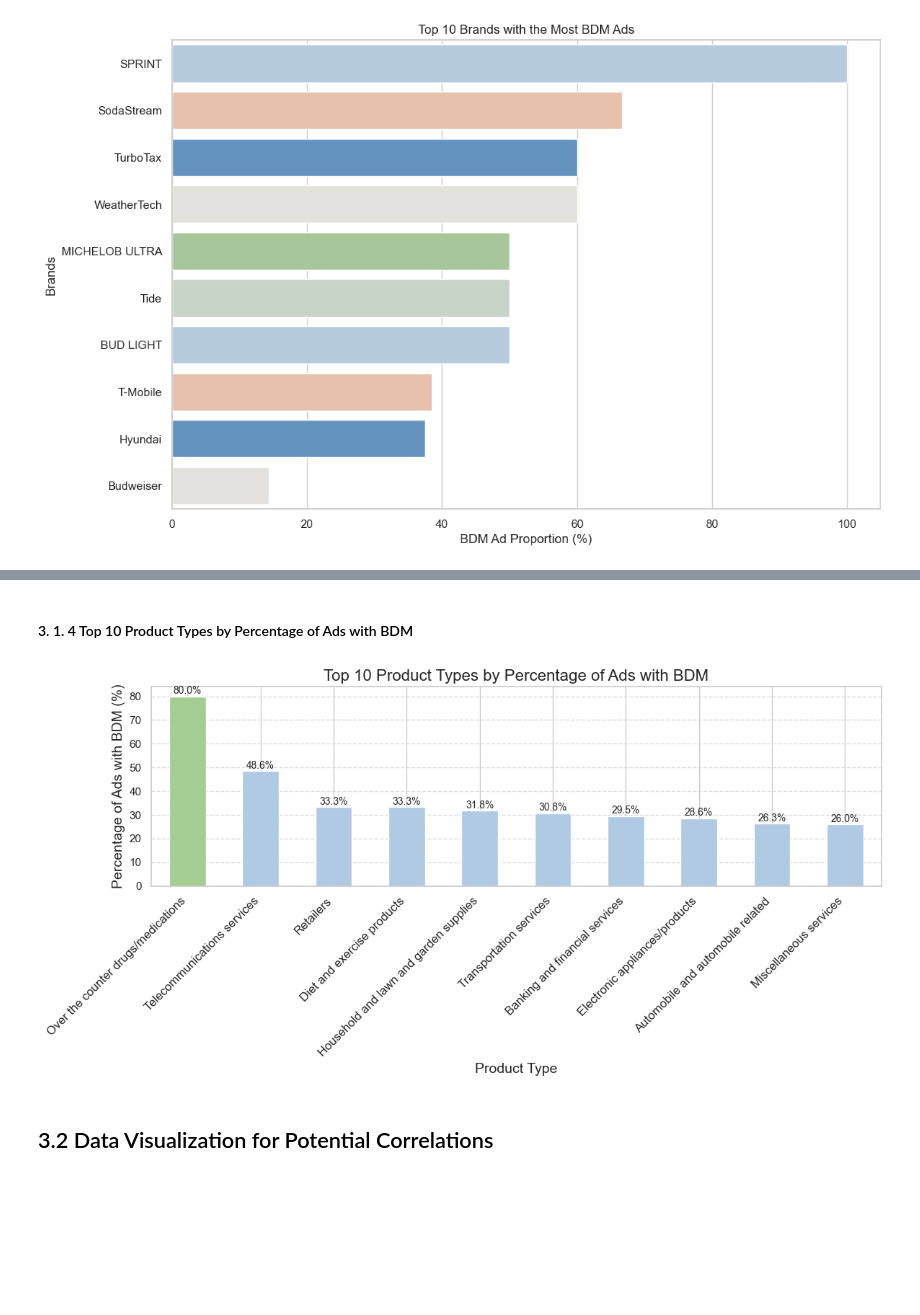
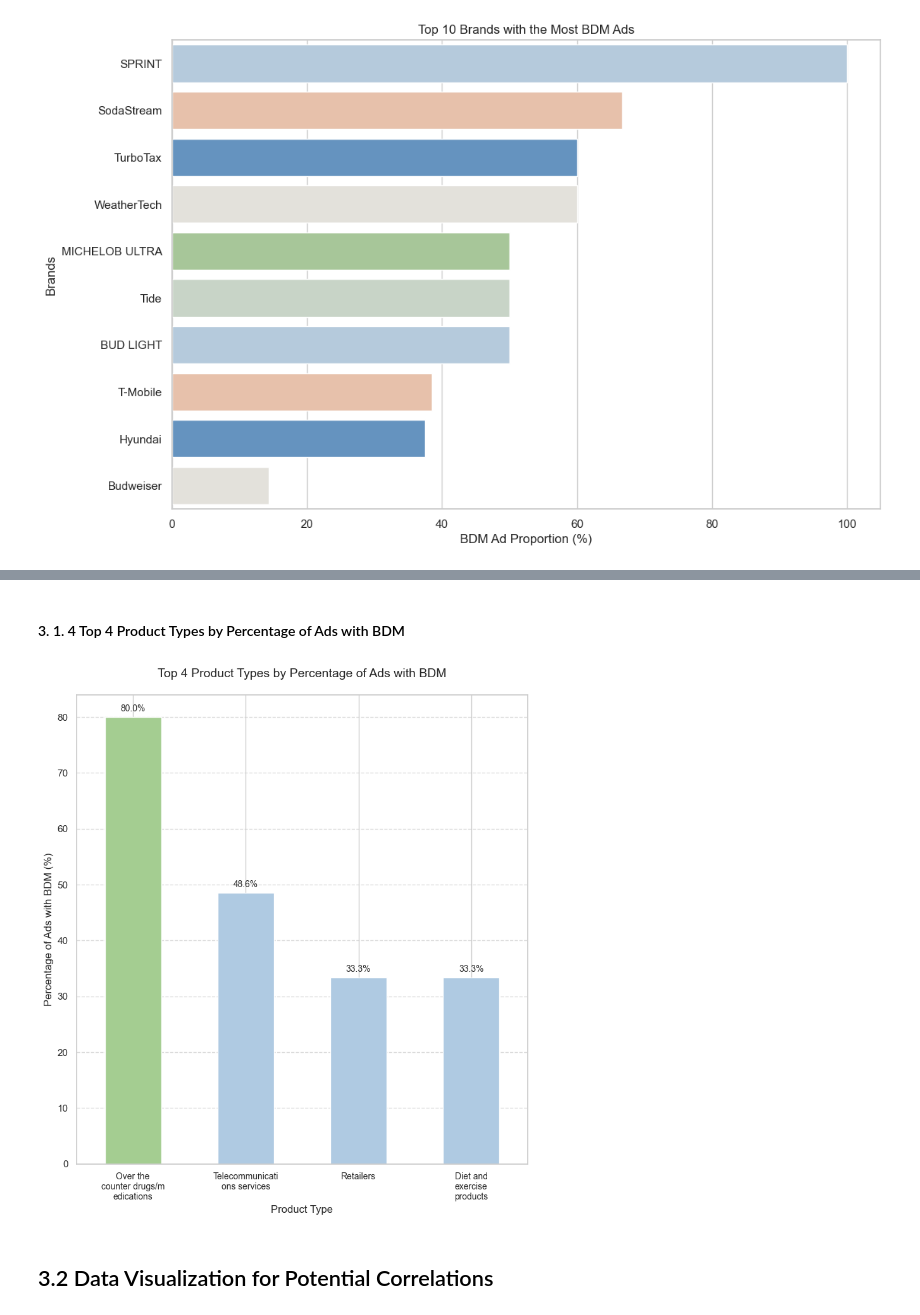
Before and after one commit to NilsLeo/Commercial-Brand-Differentiating-Message-Analysis, a Jupyter notebook: app/2 - Data Understanding.ipynb, the cells around one changed output, grey strips where cells are left out. Drawn from its saved outputs; the diff is of its cells as text; code cells hidden in the pictures; blank space fills up the shorter version.

```diff
--- a/app/2 - Data Understanding.ipynb
+++ b/app/2 - Data Understanding.ipynb
@@ -139,8 +138,8 @@ Total number of brands: 301
 # %% [markdown]
-#### 3. 1. 4 Top 10 Product Types by Percentage of Ads with BDM
+#### 3. 1. 4 Top 4 Product Types by Percentage of Ads with BDM
 # %%
 import matplotlib.pyplot as plt
-
+import textwrap
 # Replace numeric codes with corresponding product type names
 product_mapping = {
     1: "Food and beverages",
@@ -163,44 +162,44 @@ product_mapping = {
     18: "Movies",
     19: "Retailers",
     20: "Banking and financial services",
     21: "Telecommunications services",
     22: "Transportation services",
     23: "Nonprofit organizations",
     24: "Miscellaneous products",
     25: "Miscellaneous services",
 }
 
 # Replace the numeric values in cont_primary_product_type with the corresponding product names
 correlation["cont_primary_product_type"] = correlation["cont_primary_product_type"].map(product_mapping)
 
 # Calculate the percentage of BDM ads for each product type
 bdm_percentages = (
     correlation.groupby("cont_primary_product_type")["BDM"].mean() * 100
 ).sort_values(ascending=False)
 
 # Select the top 10 product types with the highest BDM percentages
-top_10_products = bdm_percentages.head(10)
+top_4_products = bdm_percentages.head(4)
 
 # Plot the bar chart
-colors1 = ['#A4CD91' if value == top_10_products.max() else '#AFCAE2' for value in top_10_products]
+colors1 = ['#A4CD91' if value == top_4_products.max() else '#AFCAE2' for value in top_4_products]
 
-plt.figure(figsize=(12, 6))
-bars = top_10_products.plot(kind="bar", color=colors1)
+plt.figure(figsize=(8, 9))
+bars = top_4_products.plot(kind="bar", color=colors1)
 
 # Add percentage values on top of each bar
-for index, value in enumerate(top_10_products):
+for index, value in enumerate(top_4_products):
     plt.text(index, value + 1, f"{value:.1f}%", ha="center", fontsize=10)
-
+wrapped_labels = [textwrap.fill(label, 15) for label in top_4_products.index]
 # Customize the chart
-plt.title("Top 10 Product Types by Percentage of Ads with BDM", fontsize=16)
-plt.ylabel("Percentage of Ads with BDM (%)", fontsize=14)
-plt.xlabel("Product Type", fontsize=14)
-plt.xticks(rotation=45, ha="right", fontsize=12)
+plt.title("Top 4 Product Types by Percentage of Ads with BDM", fontsize=14, pad=20)
+plt.ylabel("Percentage of Ads with BDM (%)", fontsize=12)
+plt.xlabel("Product Type", fontsize=12)
+plt.xticks(range(len(wrapped_labels)), wrapped_labels, rotation=0, ha="center", fontsize=10)
 plt.tight_layout()
 plt.grid(axis="y", linestyle="--", alpha=0.7)
 plt.show()
 # %% [output]
-[figure, old version]
+[figure, new version]
 # %% [markdown]
 ## 3.2  Data Visualization for Potential Correlations
 # %% [markdown]
```
Also changed, not shown: parts of 2 cells of this notebook.
